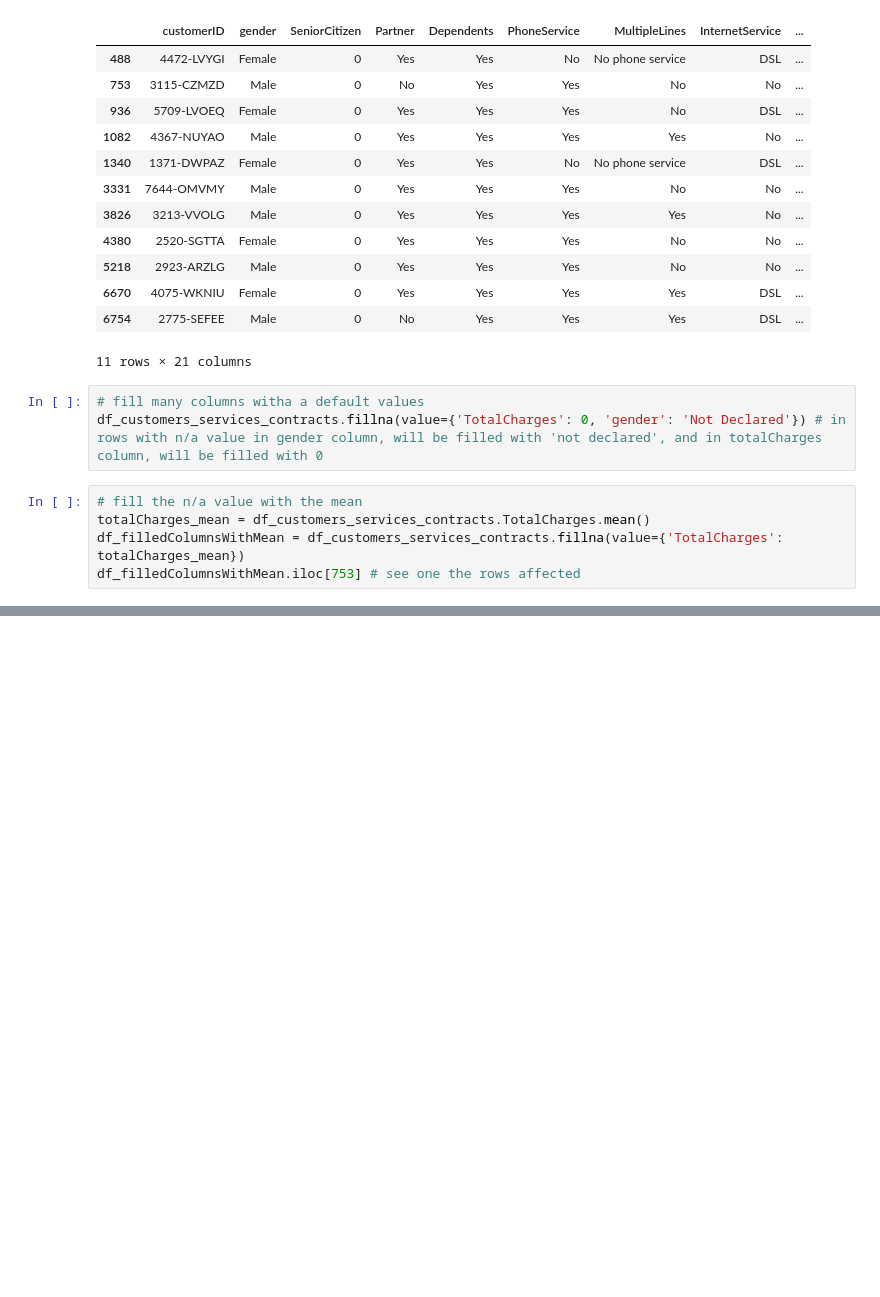
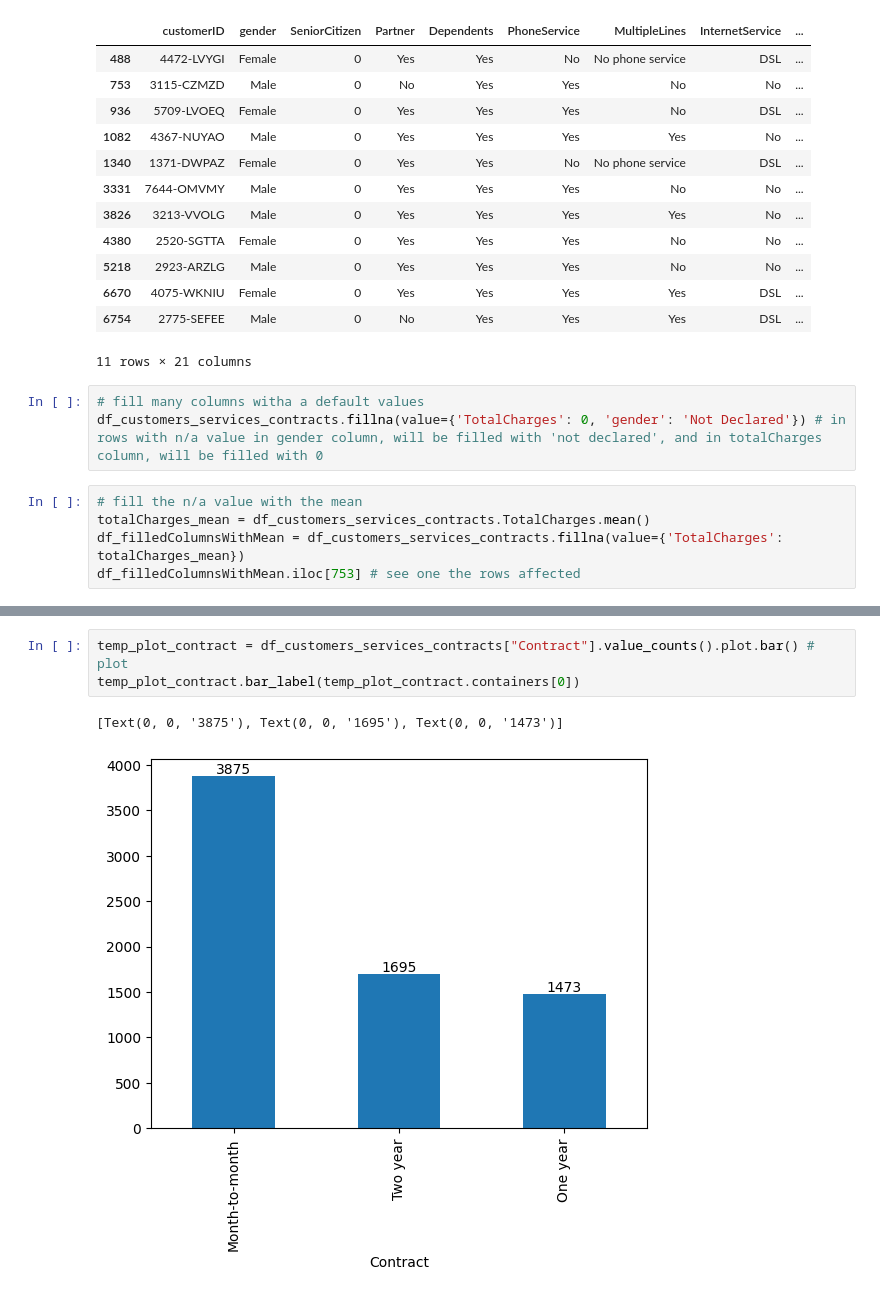
Before and after one commit to viniciuspiotto/EDA, a Jupyter notebook: eda.ipynb, the cells around one changed output, grey strips where cells are left out. Saved outputs shown, nothing was run; the diff lists cells and outputs as text; blank space fills up the shorter version.

```diff
--- a/eda.ipynb
+++ b/eda.ipynb
@@ -199,0 +244,6 @@ df_filledColumnsWithMean.iloc[753] # see one the rows affected
+# %%
+temp_plot_contract = df_customers_services_contracts["Contract"].value_counts().plot.bar() # plot
+temp_plot_contract.bar_label(temp_plot_contract.containers[0])
+# %% [output]
+[Text(0, 0, '3875'), Text(0, 0, '1695'), Text(0, 0, '1473')]
+[figure, added]
```
Also changed, not shown: parts of 16 cells of this notebook, 2 other files.
